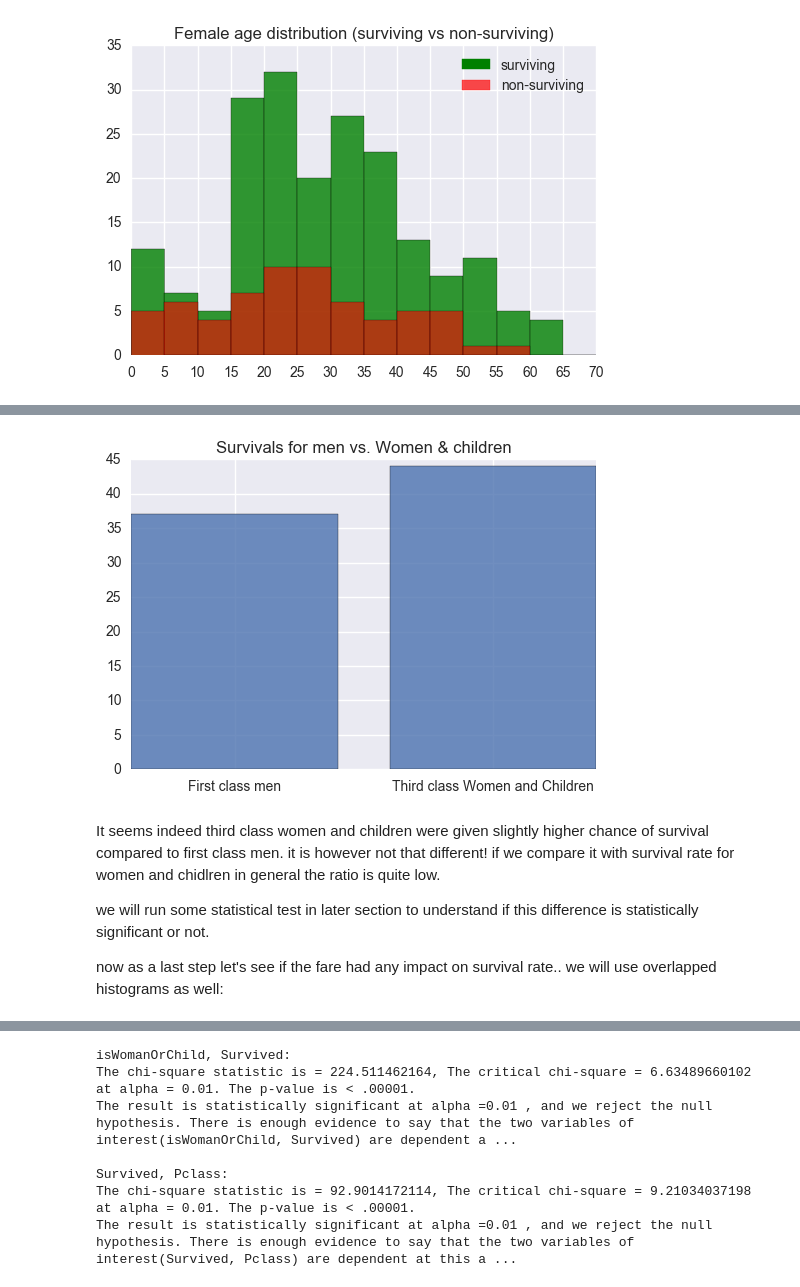
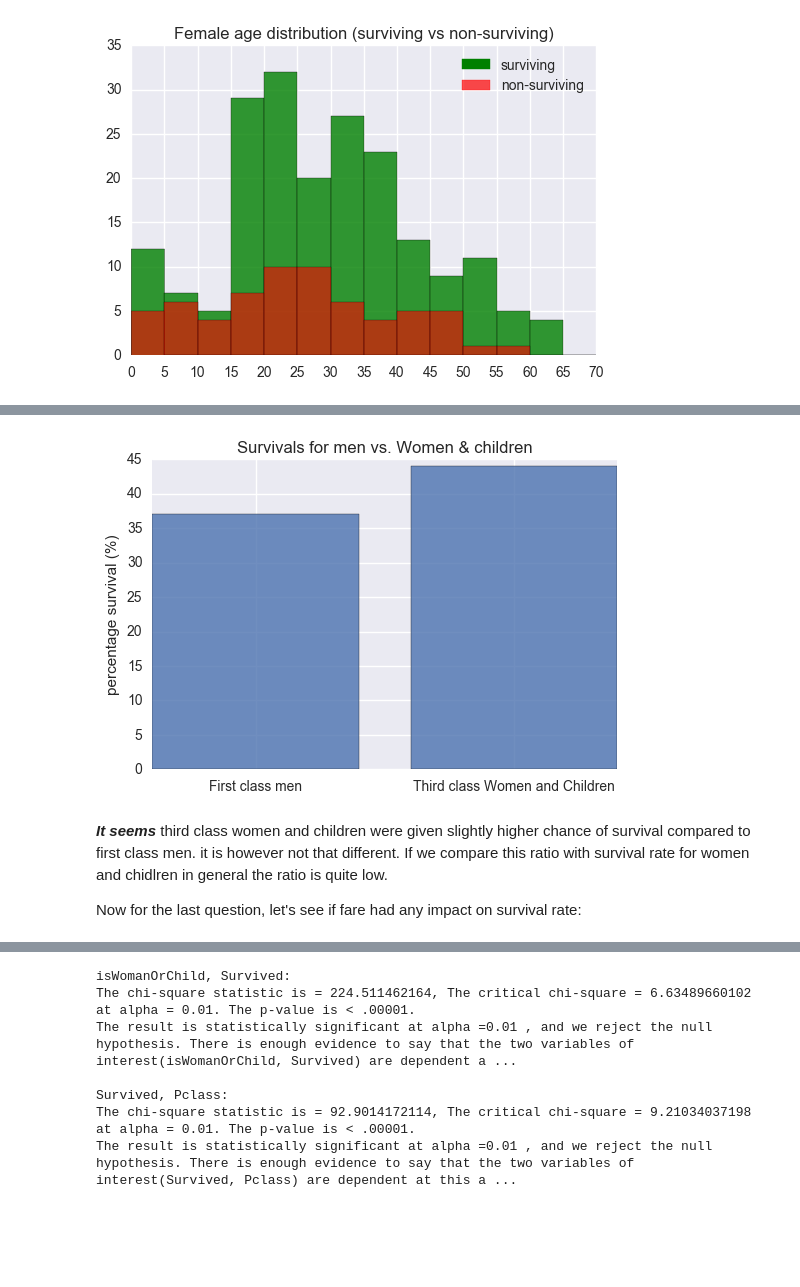
Before and after one commit to Mahmoud-AbouZeid/Lessons-From-Titanic, a Jupyter notebook: The Sinking of RMS Titanic.ipynb, the cells around one changed output, grey strips where cells are left out. Cells and saved outputs as stored; diff of their text form; code cells hidden in the pictures; blank space fills up the shorter version.

```diff
--- a/The Sinking of RMS Titanic.ipynb
+++ b/The Sinking of RMS Titanic.ipynb
@@ -305,28 +360,27 @@ titanic_data_full_Age.head(2)
 # %%
 #bar plots for women and children of third class vs men of first class
 titanicAge_by_category_class_sum=titanic_data_full_Age.groupby(['isWomanOrChild','Pclass'], as_index=False).sum()
 titanicAge_by_category_class_count=titanic_data_full_Age.groupby(['isWomanOrChild','Pclass'], as_index=False).count()
 
 third_class_women_children_survival_rate=(100*titanicAge_by_category_class_sum.iloc[5,2]\
                                           /titanicAge_by_category_class_count.iloc[5,2])
 
 first_class_men_survival_rate=(100*titanicAge_by_category_class_sum.iloc[0,2]\
                                           /titanicAge_by_category_class_count.iloc[0,2])
 xval=np.array([0,1])
 yval=np.array([first_class_men_survival_rate,third_class_women_children_survival_rate])
 lables=["First class men","Third class Women and Children"]
 plt.bar(xval-0.4, yval, alpha=0.8)
 plt.xticks(xval, lables)
+plt.ylabel("percentage survival (%)")
 plt.title("Survivals for men vs. Women & children")
 plt.show()
 # %% [output]
-[figure, old version]
+[figure, new version]
 # %% [markdown]
-It seems indeed third class women and children were given slightly higher chance of survival compared to first class men. it is however not that different! if we compare it with survival rate for women and chidlren in general the ratio is quite low.
+***It seems*** third class women and children were given slightly higher chance of survival compared to first class men. it is however not that different. If we compare this ratio with survival rate for women and chidlren in general the ratio is quite low.
 
-we will run some statistical test in later section to understand if this difference is statistically significant or not.
-
-now as a last step let's see if the fare had any impact on survival rate.. we will use overlapped histograms as well:
+Now for the last question, let's see if fare had any impact on survival rate:
 # %%
 # Survival vs fare
 # Let's represent it by Histogram for males and females separately.. we will start by males
```
Also changed, not shown: parts of 45 cells of this notebook.
